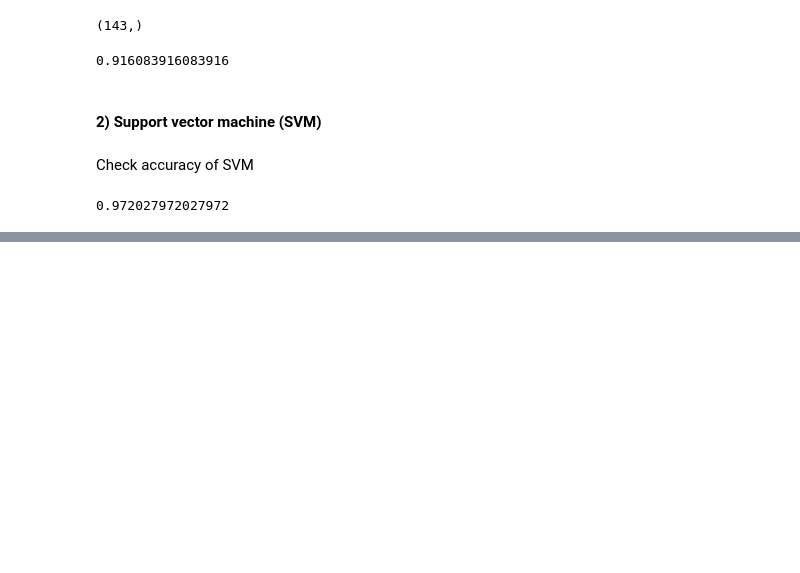
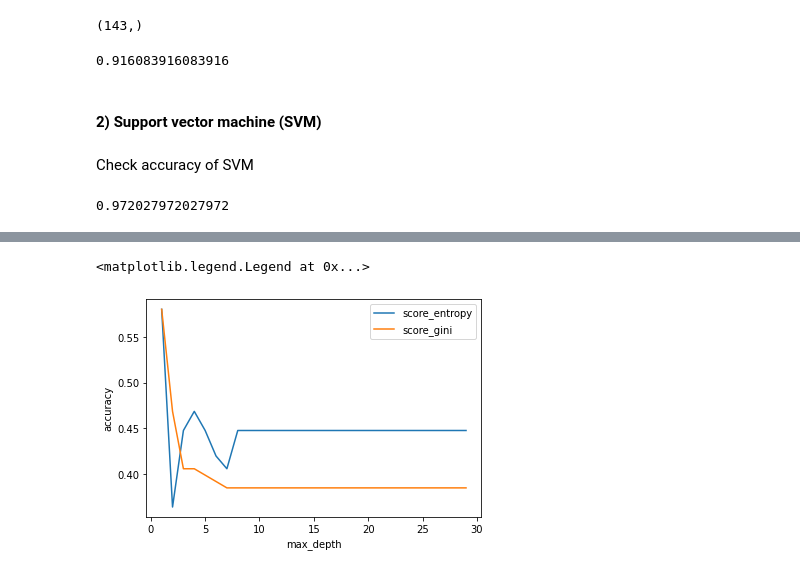
Before and after one commit to MahrooSh85/ML_Playground, a Jupyter notebook: BreastCancer.ipynb, the cells around one changed output, grey strips where cells are left out. Saved outputs shown, nothing was run; the diff lists cells and outputs as text; code cells hidden in the pictures; blank space fills up the shorter version.

```diff
--- a/BreastCancer.ipynb
+++ b/BreastCancer.ipynb
@@ -215,0 +254,9 @@ SVC_model.score(X_test_scaled,y_test)
+# %%
+plt.plot(max_depth, score_gini, label='score_entropy')
+plt.plot(max_depth, score_entropy, label='score_gini')
+plt.xlabel('max_depth')
+plt.ylabel('accuracy')
+plt.legend()
+# %% [output]
+<matplotlib.legend.Legend at 0x...>
+[figure, added]
```
Also changed, not shown: parts of 5 cells of this notebook.
